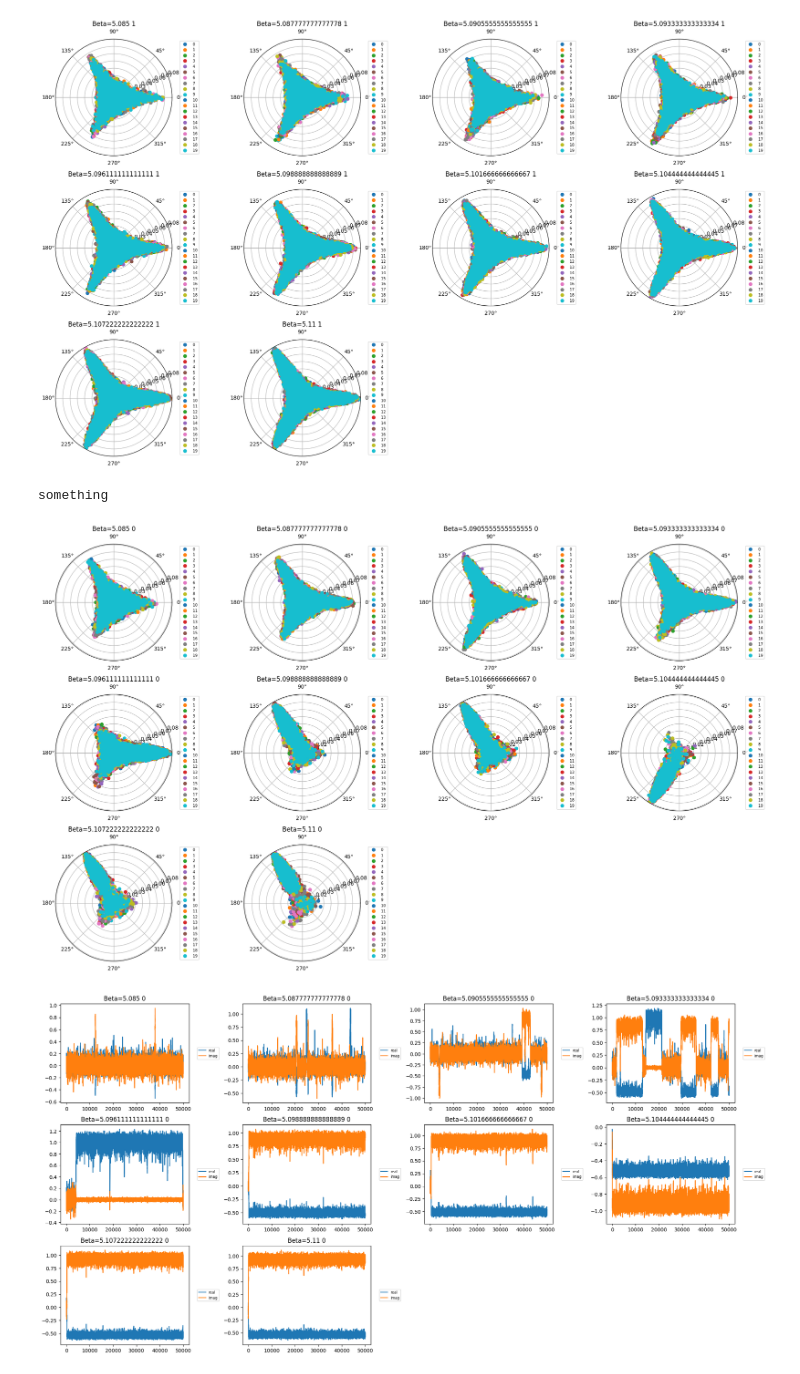
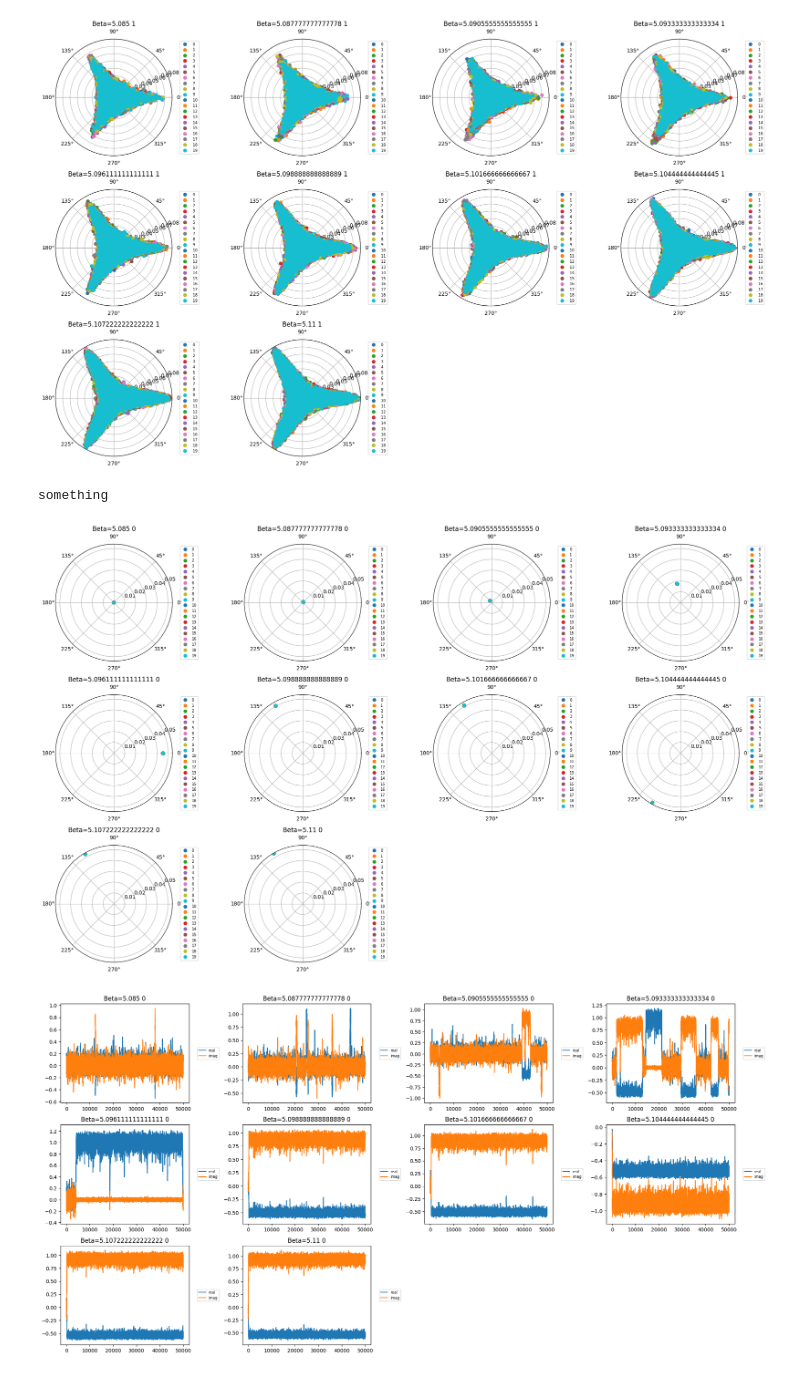
Before and after one commit to Haaaaron/SUN_twist_python_analysis, a Jupyter notebook: SUN_polyakov.ipynb, the cells around one changed output. Cells and saved outputs as stored; diff of their text form; code cells hidden in the pictures.

```diff
--- a/SUN_polyakov.ipynb
+++ b/SUN_polyakov.ipynb
@@ -5,5 +5,5 @@ from modules import read_and_write
 from modules import polyakov
 from modules import utility
 # %%
-plaquette_data_notwist = read_and_write.load_from_folder("./output/notwist","polyakov:", "complex")
+plaquette_data_notwist = read_and_write.load_from_folder("./output_sun4/output_notwist","polyakov:", "complex")
 # %%
@@ -14,10 +14,10 @@ polyakov.create_figure_polar(utility.select_subset(plaquette_data_twist,0,12),me
 something
 [figure]
 # %%
-polyakov.create_figure_polar(utility.select_subset(plaquette_data_notwist,0,12),mean=False)
+polyakov.create_figure_polar(utility.select_subset(plaquette_data_notwist,0,12),mean=True)
 # %% [output]
 something
-[figure, old version]
+[figure, new version]
 # %%
 polyakov.create_figure_real_imag(utility.select_subset(plaquette_data_notwist,0,12),mean=True)
 # %% [output]
```
Also changed, not shown: parts of 2 cells of this notebook, 11 other files.
